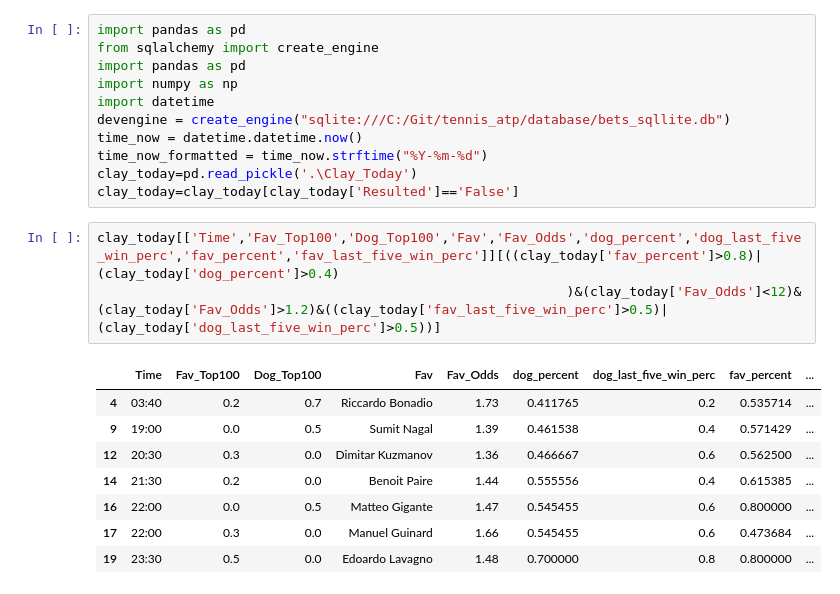
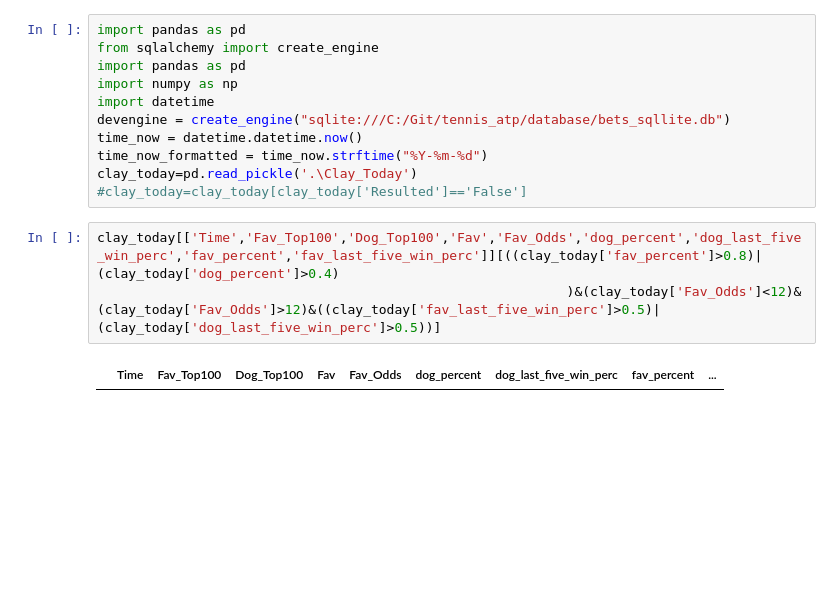
Before and after one commit to Witwolski/tennis_atp, a Jupyter notebook: clay_predictions.ipynb, the cells around one changed output. Drawn from its saved outputs; the diff is of its cells as text; blank space fills up the shorter version.

```diff
--- a/clay_predictions.ipynb
+++ b/clay_predictions.ipynb
@@ -8,16 +8,9 @@ devengine = create_engine("sqlite:///C:/Git/tennis_atp/database/bets_sqllite.db"
 time_now = datetime.datetime.now()
 time_now_formatted = time_now.strftime("%Y-%m-%d")
 clay_today=pd.read_pickle('.\Clay_Today')
-clay_today=clay_today[clay_today['Resulted']=='False']
+#clay_today=clay_today[clay_today['Resulted']=='False']
 # %%
 clay_today[['Time','Fav_Top100','Dog_Top100','Fav','Fav_Odds','dog_percent','dog_last_five_win_perc','fav_percent','fav_last_five_win_perc']][((clay_today['fav_percent']>0.8)|(clay_today['dog_percent']>0.4)
-                                                            )&(clay_today['Fav_Odds']<12)&(clay_today['Fav_Odds']>1.2)&((clay_today['fav_last_five_win_perc']>0.5)|(clay_today['dog_last_five_win_perc']>0.5))]
+                                                            )&(clay_today['Fav_Odds']<12)&(clay_today['Fav_Odds']>12)&((clay_today['fav_last_five_win_perc']>0.5)|(clay_today['dog_last_five_win_perc']>0.5))]
 # %% [output]
 |  | Time | Fav_Top100 | Dog_Top100 | Fav | Fav_Odds | dog_percent | dog_last_five_win_perc | fav_percent | ... |
-| 4 | 03:40 | 0.2 | 0.7 | Riccardo Bonadio | 1.73 | 0.411765 | 0.2 | 0.535714 | ... |
-| 9 | 19:00 | 0.0 | 0.5 | Sumit Nagal | 1.39 | 0.461538 | 0.4 | 0.571429 | ... |
-| 12 | 20:30 | 0.3 | 0.0 | Dimitar Kuzmanov | 1.36 | 0.466667 | 0.6 | 0.562500 | ... |
-| 14 | 21:30 | 0.2 | 0.0 | Benoit Paire | 1.44 | 0.555556 | 0.4 | 0.615385 | ... |
-| 16 | 22:00 | 0.0 | 0.5 | Matteo Gigante | 1.47 | 0.545455 | 0.6 | 0.800000 | ... |
-| 17 | 22:00 | 0.3 | 0.0 | Manuel Guinard | 1.66 | 0.545455 | 0.6 | 0.473684 | ... |
-| 19 | 23:30 | 0.5 | 0.0 | Edoardo Lavagno | 1.48 | 0.700000 | 0.8 | 0.800000 | ... |
```
Also changed, not shown: parts of 6 cells of this notebook, 3 other files.
